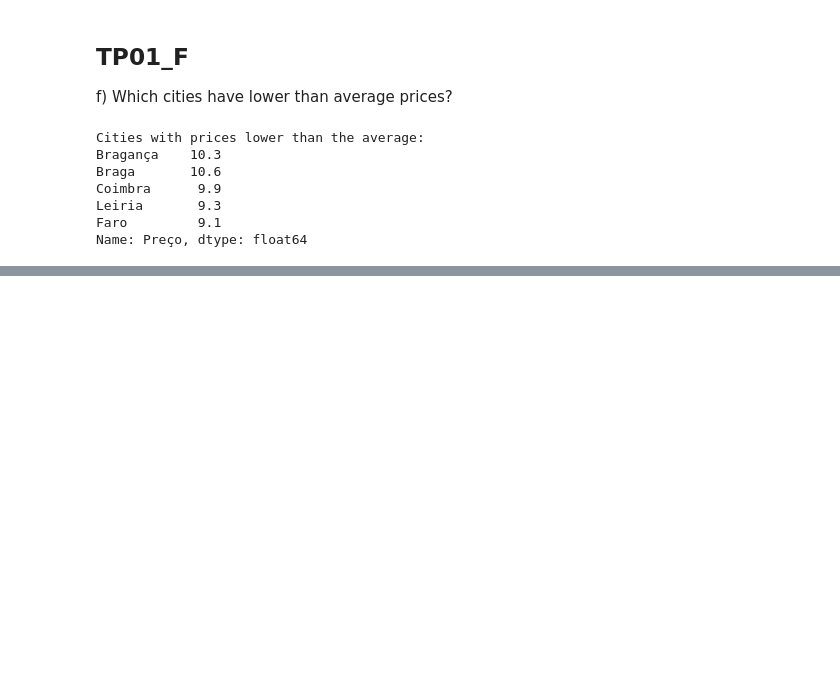
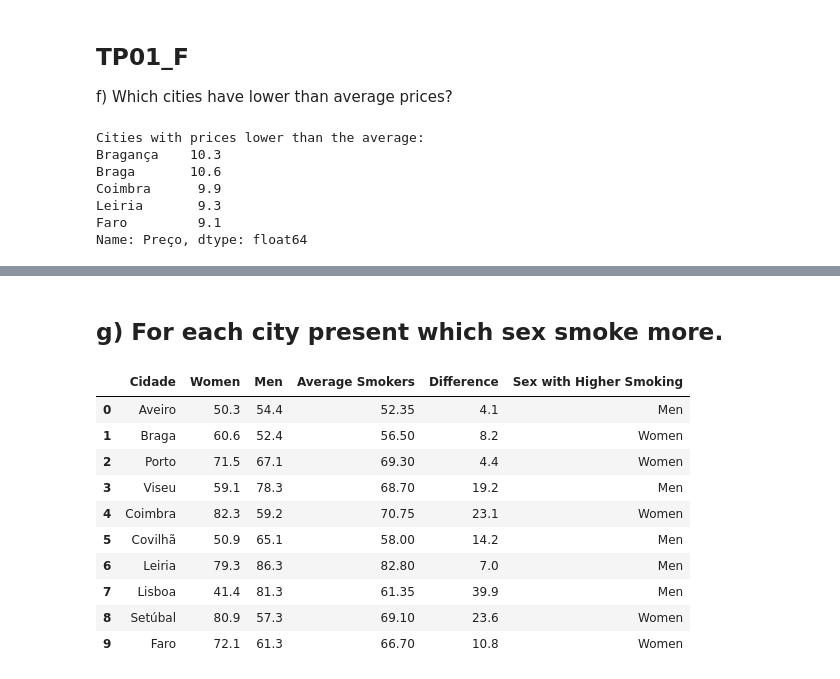
Before and after one commit to tassiogomes/MINDD-ISEP, a Jupyter notebook: MINDD_TP01.ipynb, the cells around one changed output, grey strips where cells are left out. Cells and saved outputs as stored; diff of their text form; code cells hidden in the pictures; blank space fills up the shorter version.

```diff
--- a/MINDD_TP01.ipynb
+++ b/MINDD_TP01.ipynb
@@ -165,0 +226,10 @@ Name: Preço, dtype: float64
+# %%
+data = {
+    'Cidade': ['Aveiro', 'Braga', 'Porto', 'Viseu', 'Coimbra', 'Covilhã', 'Leiria', 'Lisboa', 'Setúbal', 'Faro'],
+    'Women': [50.3, 60.6, 71.5, 59.1, 82.3, 50.9, 79.3, 41.4, 80.9, 72.1],
+    'Men': [54.4, 52.4, 67.1, 78.3, 59.2, 65.1, 86.3, 81.3, 57.3, 61.3]
+}
+
+# Crie um DataFrame pandas com os dados
+df = pd.DataFrame(data)
+df
@@ -165,0 +266,4 @@ Name: Preço, dtype: float64
+# %%
+df['Average Smokers'] = (df['Men'] + df['Women']) / 2
+df_smokers_by_city= df[['Cidade', 'Average Smokers']]
+df_smokers_by_city
@@ -165,0 +296,10 @@ Name: Preço, dtype: float64
+# %%
+# Calculate the difference between the percentage of men and women smokers for each city
+df['Difference'] = df.apply(lambda row: abs(row['Women'] - row['Men']), axis=1).copy()
+
+# Find the city with the highest difference
+city_with_highest_difference = df[df['Difference'] == df['Difference'].max()]
+
+# Display the city with the highest difference
+print("The city with the highest difference between men and women smokers is:")
+print(city_with_highest_difference[['Cidade', 'Difference']])
@@ -165,0 +322,17 @@ Name: Preço, dtype: float64
+# %% [markdown]
+## g) For each city present which sex smoke more.
+# %%
+df['Sex with Higher Smoking'] = df.apply(lambda row: 'Women' if row['Women'] > row['Men'] else 'Men', axis=1)
+df
+# %% [output]
+|  | Cidade | Women | Men | Average Smokers | Difference | Sex with Higher Smoking |
+| 0 | Aveiro | 50.3 | 54.4 | 52.35 | 4.1 | Men |
+| 1 | Braga | 60.6 | 52.4 | 56.50 | 8.2 | Women |
+| 2 | Porto | 71.5 | 67.1 | 69.30 | 4.4 | Women |
+| 3 | Viseu | 59.1 | 78.3 | 68.70 | 19.2 | Men |
+| 4 | Coimbra | 82.3 | 59.2 | 70.75 | 23.1 | Women |
+| 5 | Covilhã | 50.9 | 65.1 | 58.00 | 14.2 | Men |
+| 6 | Leiria | 79.3 | 86.3 | 82.80 | 7.0 | Men |
+| 7 | Lisboa | 41.4 | 81.3 | 61.35 | 39.9 | Men |
+| 8 | Setúbal | 80.9 | 57.3 | 69.10 | 23.6 | Women |
+| 9 | Faro | 72.1 | 61.3 | 66.70 | 10.8 | Women |
```
Also changed, not shown: parts of 21 cells of this notebook.
